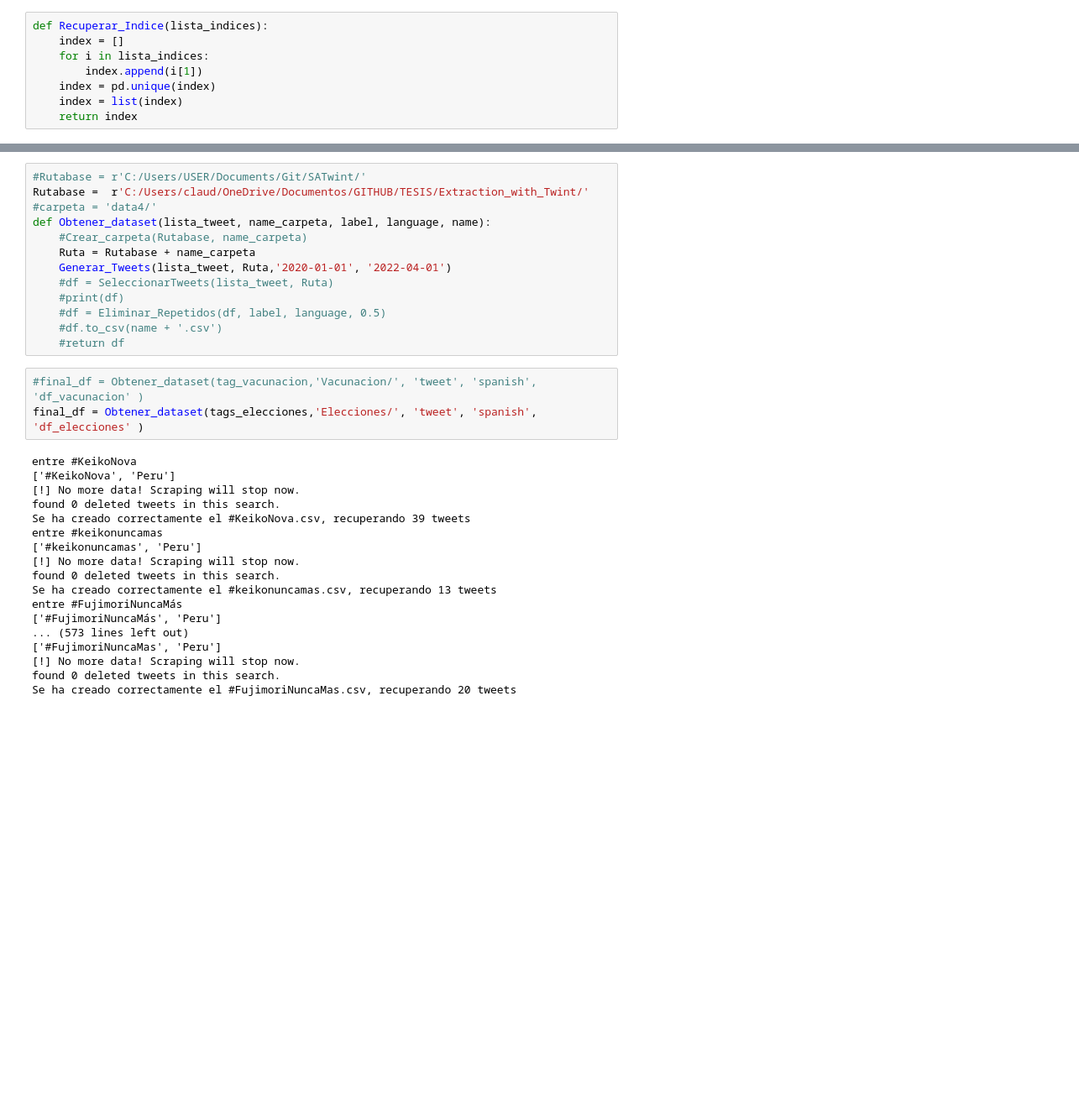
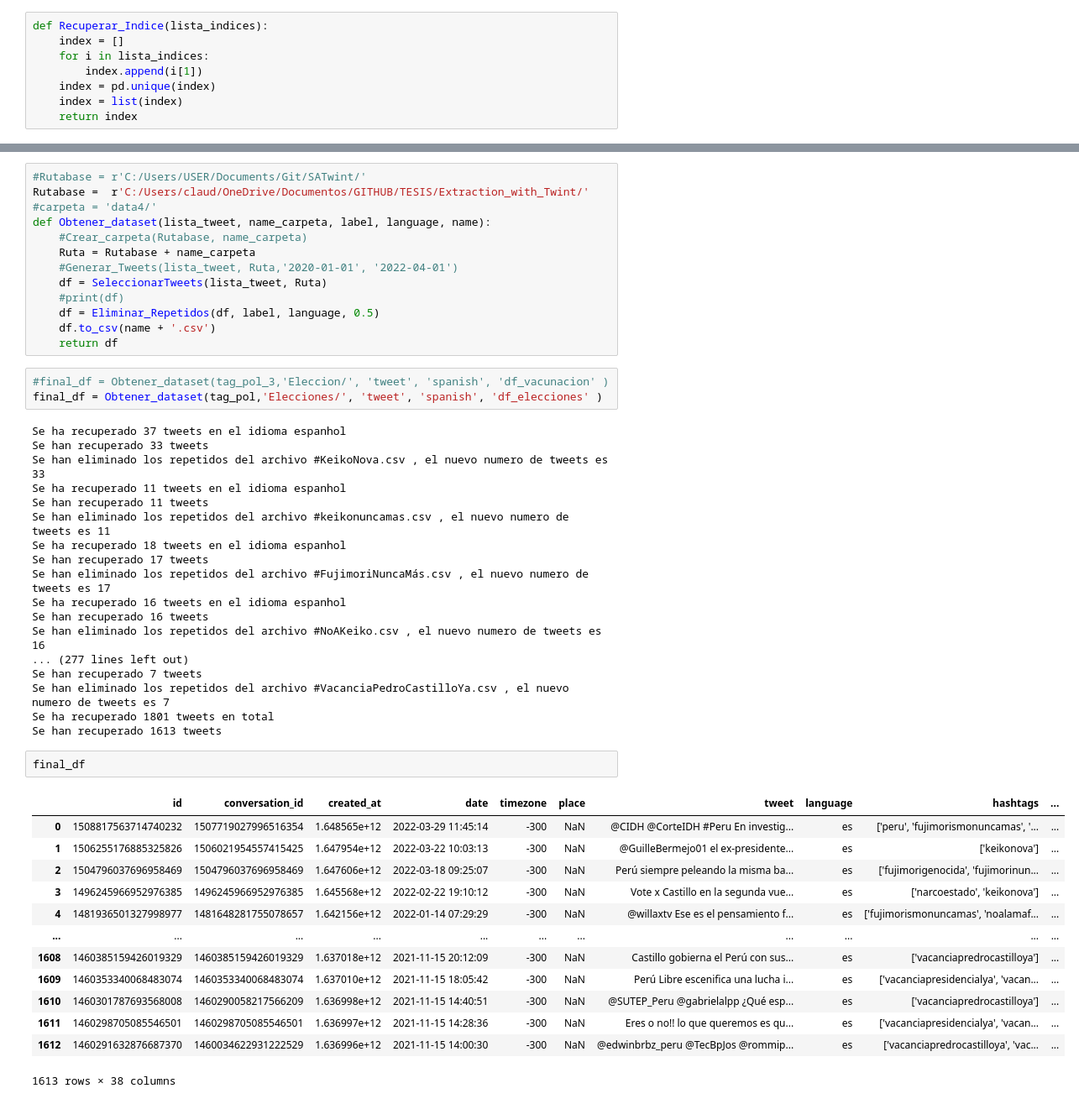
Before and after one commit to ClaudiaSM-12/Extraction_with_Twint, a Jupyter notebook: Tweets_extraction.ipynb, the cells around one changed output, grey strips where cells are left out. Shown: that part at 84% size. Saved outputs shown, nothing was run; the diff lists cells and outputs as text; blank space fills up the shorter version.

```diff
--- a/Tweets_extraction.ipynb
+++ b/Tweets_extraction.ipynb
@@ -191,30 +186,46 @@ Rutabase =  r'C:/Users/claud/OneDrive/Documentos/GITHUB/TESIS/Extraction_with_Tw
 def Obtener_dataset(lista_tweet, name_carpeta, label, language, name):
     #Crear_carpeta(Rutabase, name_carpeta)
     Ruta = Rutabase + name_carpeta
-    Generar_Tweets(lista_tweet, Ruta,'2020-01-01', '2022-04-01')
-    #df = SeleccionarTweets(lista_tweet, Ruta)
+    #Generar_Tweets(lista_tweet, Ruta,'2020-01-01', '2022-04-01')
+    df = SeleccionarTweets(lista_tweet, Ruta)
     #print(df)
-    #df = Eliminar_Repetidos(df, label, language, 0.5)
-    #df.to_csv(name + '.csv')
-    #return df
+    df = Eliminar_Repetidos(df, label, language, 0.5)
+    df.to_csv(name + '.csv')
+    return df
 # %%
-#final_df = Obtener_dataset(tag_vacunacion,'Vacunacion/', 'tweet', 'spanish', 'df_vacunacion' )
-final_df = Obtener_dataset(tags_elecciones,'Elecciones/', 'tweet', 'spanish', 'df_elecciones' )
+#final_df = Obtener_dataset(tag_pol_3,'Eleccion/', 'tweet', 'spanish', 'df_vacunacion' )
+final_df = Obtener_dataset(tag_pol,'Elecciones/', 'tweet', 'spanish', 'df_elecciones' )
 # %% [output]
-entre #KeikoNova
-['#KeikoNova', 'Peru']
-[!] No more data! Scraping will stop now.
-found 0 deleted tweets in this search.
-Se ha creado correctamente el #KeikoNova.csv, recuperando 39 tweets
-entre #keikonuncamas
-['#keikonuncamas', 'Peru']
-[!] No more data! Scraping will stop now.
-found 0 deleted tweets in this search.
-Se ha creado correctamente el #keikonuncamas.csv, recuperando 13 tweets
-entre #FujimoriNuncaMás
-['#FujimoriNuncaMás', 'Peru']
-... (573 lines left out)
-['#FujimoriNuncaMas', 'Peru']
-[!] No more data! Scraping will stop now.
-found 0 deleted tweets in this search.
-Se ha creado correctamente el #FujimoriNuncaMas.csv, recuperando 20 tweets
+Se ha recuperado 37 tweets en el idioma espanhol
+Se han recuperado 33 tweets
+Se han eliminado los repetidos del archivo #KeikoNova.csv , el nuevo numero de tweets es 33
+Se ha recuperado 11 tweets en el idioma espanhol
+Se han recuperado 11 tweets
+Se han eliminado los repetidos del archivo #keikonuncamas.csv , el nuevo numero de tweets es 11
+Se ha recuperado 18 tweets en el idioma espanhol
+Se han recuperado 17 tweets
+Se han eliminado los repetidos del archivo #FujimoriNuncaMás.csv , el nuevo numero de tweets es 17
+Se ha recuperado 16 tweets en el idioma espanhol
+Se han recuperado 16 tweets
+Se han eliminado los repetidos del archivo #NoAKeiko.csv , el nuevo numero de tweets es 16
+... (277 lines left out)
+Se han recuperado 7 tweets
+Se han eliminado los repetidos del archivo #VacanciaPedroCastilloYa.csv , el nuevo numero de tweets es 7
+Se ha recuperado 1801 tweets en total
+Se han recuperado 1613 tweets
+# %%
+final_df
+# %% [output]
+|  | id | conversation_id | created_at | date | timezone | place | tweet | language | hashtags | ... |
+| 0 | 1508817563714740232 | 1507719027996516354 | 1.648565e+12 | 2022-03-29 11:45:14 | -300 | NaN | @CIDH @CorteIDH #Peru En investig... | es | ['peru', 'fujimorismonuncamas', '... | ... |
+| 1 | 1506255176885325826 | 1506021954557415425 | 1.647954e+12 | 2022-03-22 10:03:13 | -300 | NaN | @GuilleBermejo01 el ex-presidente... | es | ['keikonova'] | ... |
+| 2 | 1504796037696958469 | 1504796037696958469 | 1.647606e+12 | 2022-03-18 09:25:07 | -300 | NaN | Perú siempre peleando la misma ba... | es | ['fujimorigenocida', 'fujimorinun... | ... |
+| 3 | 1496245966952976385 | 1496245966952976385 | 1.645568e+12 | 2022-02-22 19:10:12 | -300 | NaN | Vote x Castillo en la segunda vue... | es | ['narcoestado', 'keikonova'] | ... |
+| 4 | 1481936501327998977 | 1481648281755078657 | 1.642156e+12 | 2022-01-14 07:29:29 | -300 | NaN | @willaxtv Ese es el pensamiento f... | es | ['fujimorismonuncamas', 'noalamaf... | ... |
+| ... | ... | ... | ... | ... | ... | ... | ... | ... | ... | ... |
+| 1608 | 1460385159426019329 | 1460385159426019329 | 1.637018e+12 | 2021-11-15 20:12:09 | -300 | NaN | Castillo gobierna el Perú con sus... | es | ['vacanciapredrocastilloya'] | ... |
+| 1609 | 1460353340068483074 | 1460353340068483074 | 1.637010e+12 | 2021-11-15 18:05:42 | -300 | NaN | Perú Libre escenifica una lucha i... | es | ['vacanciapresidencialya', 'vacan... | ... |
+| 1610 | 1460301787693568008 | 1460290058217566209 | 1.636998e+12 | 2021-11-15 14:40:51 | -300 | NaN | @SUTEP_Peru @gabrielalpp ¿Qué esp... | es | ['vacanciapredrocastilloya'] | ... |
+| 1611 | 1460298705085546501 | 1460298705085546501 | 1.636997e+12 | 2021-11-15 14:28:36 | -300 | NaN | Eres o no!! lo que queremos es qu... | es | ['vacanciapresidencialya', 'vacan... | ... |
+| 1612 | 1460291632876687370 | 1460034622931222529 | 1.636996e+12 | 2021-11-15 14:00:30 | -300 | NaN | @edwinbrbz_peru @TecBpJos @rommip... | es | ['vacanciapredrocastilloya', 'vac... | ... |
+1613 rows × 38 columns
```
Also changed, not shown: parts of 5 cells of this notebook.
